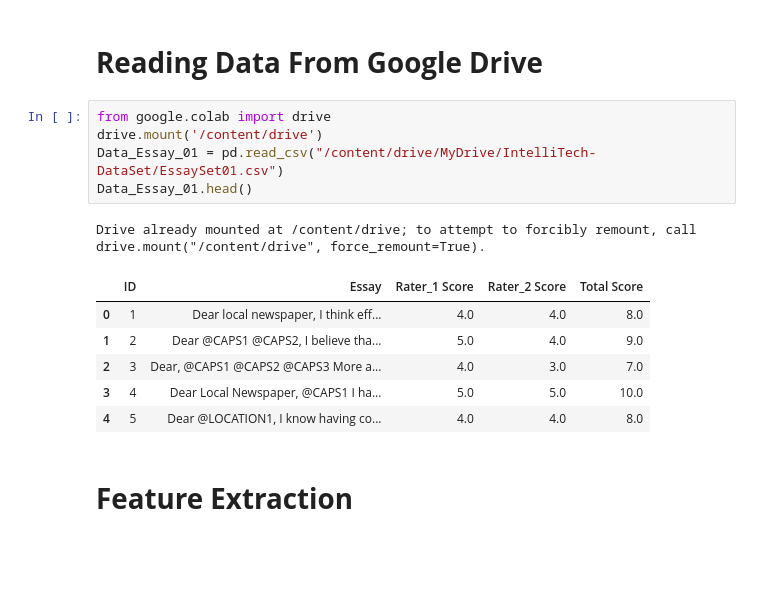
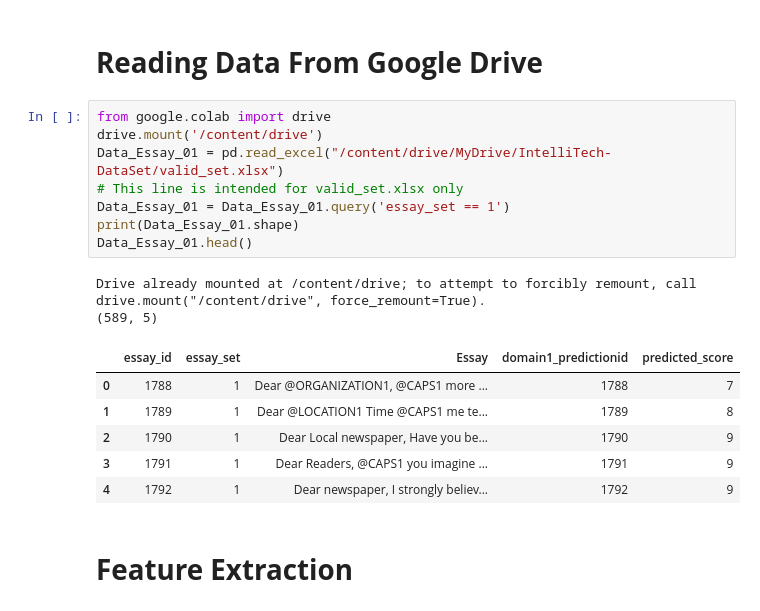
Before and after one commit to mustafabawany/IntelliTech, a Jupyter notebook: Feature_Engineering.ipynb, the cells around one changed output. Saved outputs shown, nothing was run; the diff lists cells and outputs as text; blank space fills up the shorter version.

```diff
--- a/Feature_Engineering.ipynb
+++ b/Feature_Engineering.ipynb
@@ -70,16 +70,20 @@ tool = language_tool_python.LanguageTool('en-US')
 # %%
 from google.colab import drive
 drive.mount('/content/drive')
-Data_Essay_01 = pd.read_csv("/content/drive/MyDrive/IntelliTech-DataSet/EssaySet01.csv")
+Data_Essay_01 = pd.read_excel("/content/drive/MyDrive/IntelliTech-DataSet/valid_set.xlsx")
+# This line is intended for valid_set.xlsx only
+Data_Essay_01 = Data_Essay_01.query('essay_set == 1')
+print(Data_Essay_01.shape)
 Data_Essay_01.head()
 # %% [output]
 Drive already mounted at /content/drive; to attempt to forcibly remount, call drive.mount("/content/drive", force_remount=True).
+(589, 5)
-|  | ID | Essay | Rater_1 Score | Rater_2 Score | Total Score |
-| 0 | 1 | Dear local newspaper, I think eff... | 4.0 | 4.0 | 8.0 |
-| 1 | 2 | Dear @CAPS1 @CAPS2, I believe tha... | 5.0 | 4.0 | 9.0 |
-| 2 | 3 | Dear, @CAPS1 @CAPS2 @CAPS3 More a... | 4.0 | 3.0 | 7.0 |
-| 3 | 4 | Dear Local Newspaper, @CAPS1 I ha... | 5.0 | 5.0 | 10.0 |
-| 4 | 5 | Dear @LOCATION1, I know having co... | 4.0 | 4.0 | 8.0 |
+|  | essay_id | essay_set | Essay | domain1_predictionid | predicted_score |
+| 0 | 1788 | 1 | Dear @ORGANIZATION1, @CAPS1 more ... | 1788 | 7 |
+| 1 | 1789 | 1 | Dear @LOCATION1 Time @CAPS1 me te... | 1789 | 8 |
+| 2 | 1790 | 1 | Dear Local newspaper, Have you be... | 1790 | 9 |
+| 3 | 1791 | 1 | Dear Readers, @CAPS1 you imagine ... | 1791 | 9 |
+| 4 | 1792 | 1 | Dear newspaper, I strongly believ... | 1792 | 9 |
 # %% [markdown]
 # **Feature Extraction**
 # %% [markdown]
```
Also changed, not shown: parts of 14 cells of this notebook, 3 other files.
